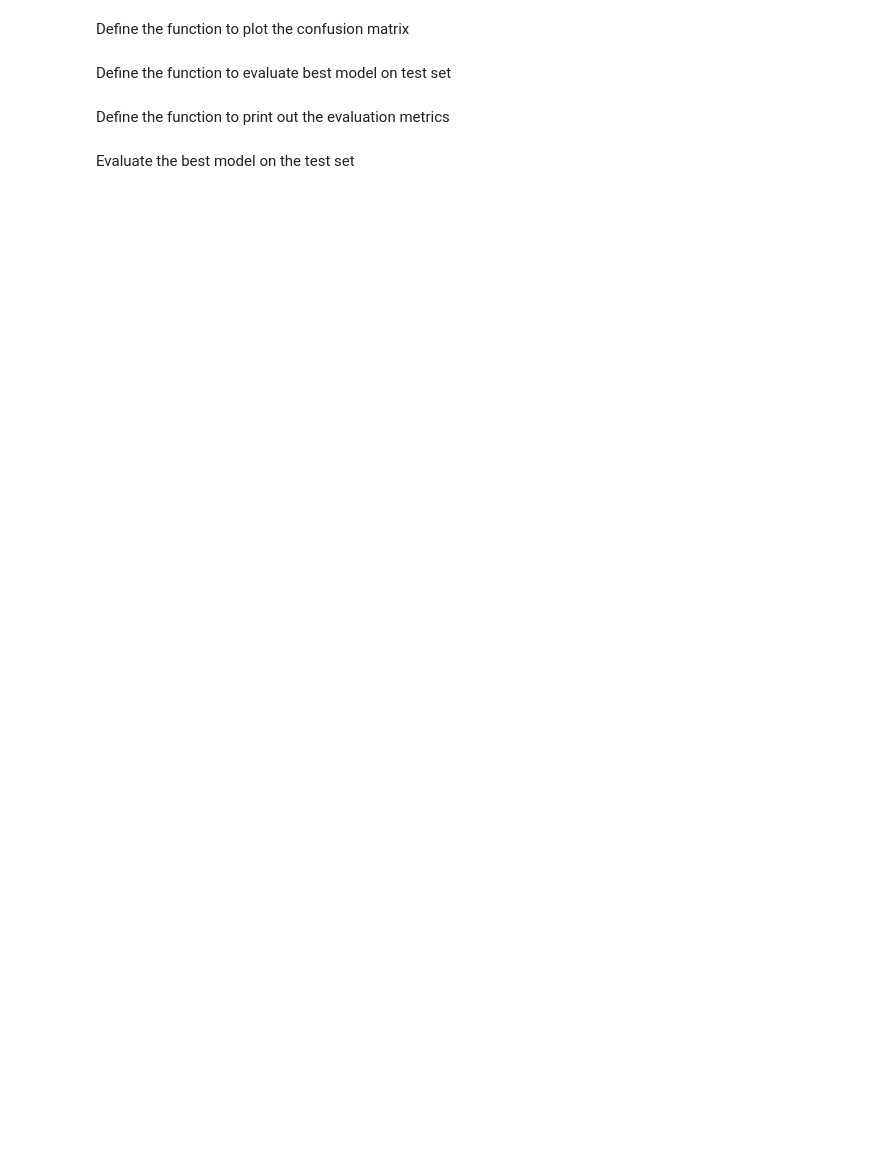
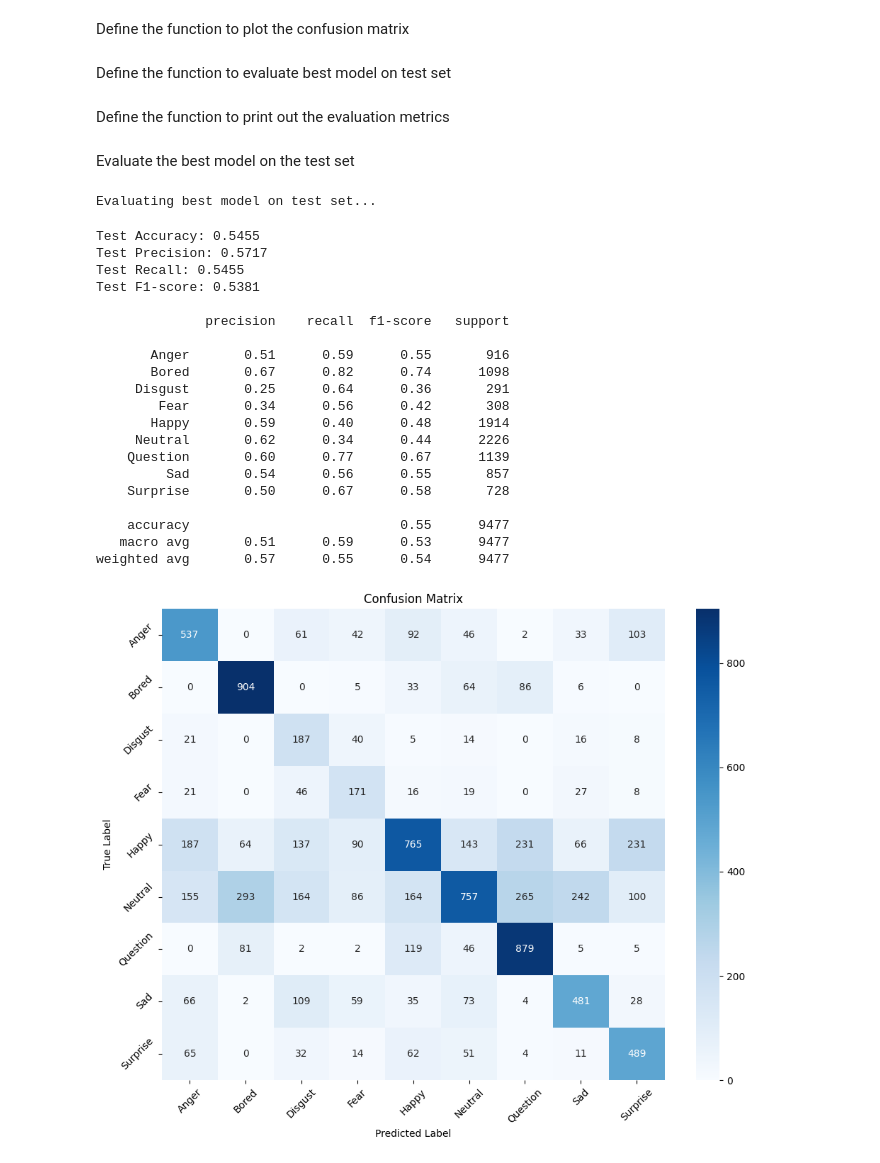
Before and after one commit to Fe-56/ai_project_ser, a Jupyter notebook: cnn_scripts/models/resnet50_repetitive/resnet50_repetitive.ipynb, the cells around one changed output. Saved outputs shown, nothing was run; the diff lists cells and outputs as text; code cells hidden in the pictures; blank space fills up the shorter version.

```diff
--- a/cnn_scripts/models/resnet50_repetitive/resnet50_repetitive.ipynb
+++ b/cnn_scripts/models/resnet50_repetitive/resnet50_repetitive.ipynb
@@ -373,16 +454,38 @@ Evaluate the best model on the test set
 # %%
 # Load and get predictions from the bets model
 best_model_path = f'best_{FINETUNED_MODEL}.pt'
 all_preds, all_labels = get_predictions(
     model=model,
     testloader=testloader,
-    criterion=criterion,
     device=device,
     model_path=best_model_path
 )
 
 # Print detailed evaluation metrics
 get_evaluation_metrics(all_labels, all_preds, labelmap)
 
 # Plot confusion matrix
 plot_confusion_matrix(all_labels, all_preds)
+# %% [output]
+Evaluating best model on test set...
+Test Accuracy: 0.5455
+Test Precision: 0.5717
+Test Recall: 0.5455
+Test F1-score: 0.5381
+
+              precision    recall  f1-score   support
+
+       Anger       0.51      0.59      0.55       916
+       Bored       0.67      0.82      0.74      1098
+     Disgust       0.25      0.64      0.36       291
+        Fear       0.34      0.56      0.42       308
+       Happy       0.59      0.40      0.48      1914
+     Neutral       0.62      0.34      0.44      2226
+    Question       0.60      0.77      0.67      1139
+         Sad       0.54      0.56      0.55       857
+    Surprise       0.50      0.67      0.58       728
+
+    accuracy                           0.55      9477
+   macro avg       0.51      0.59      0.53      9477
+weighted avg       0.57      0.55      0.54      9477
+[figure, added]
```
Also changed, not shown: parts of 3 cells of this notebook, 1 other file.
